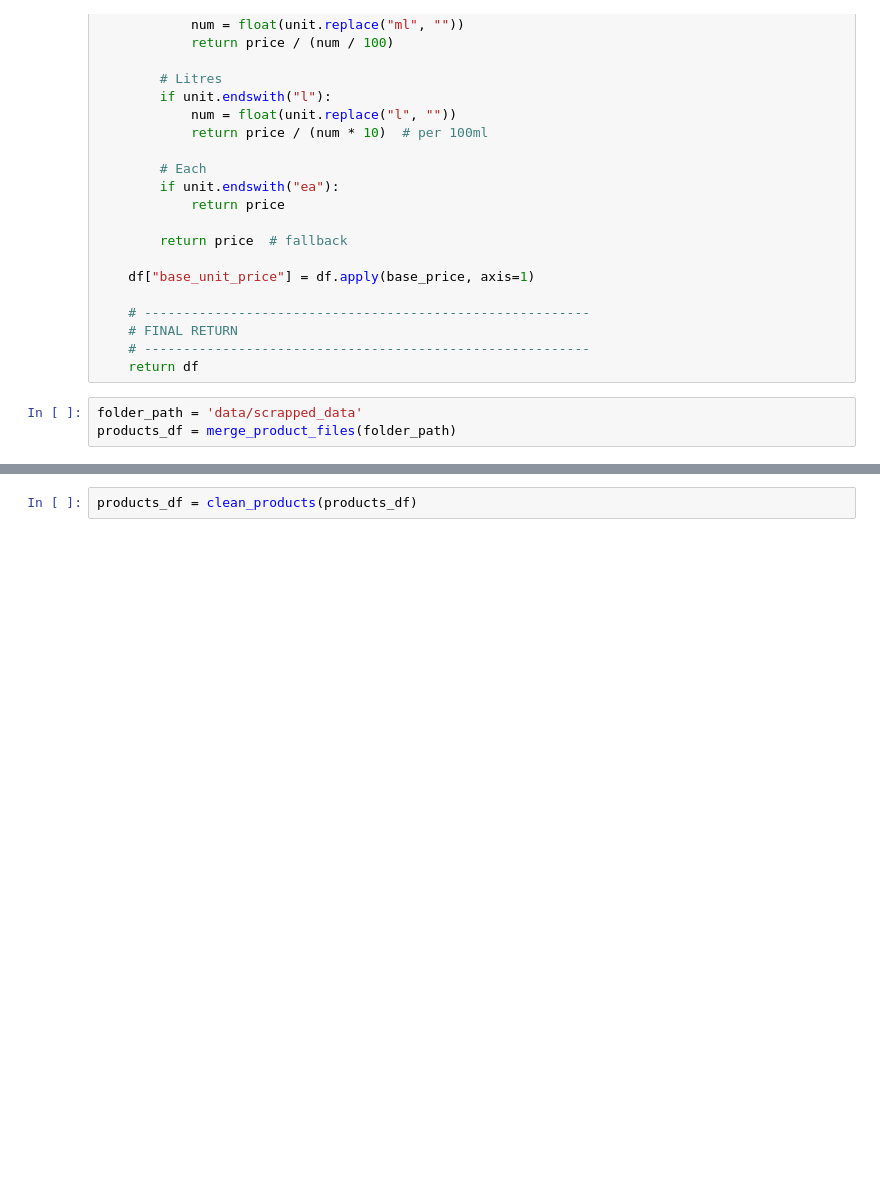
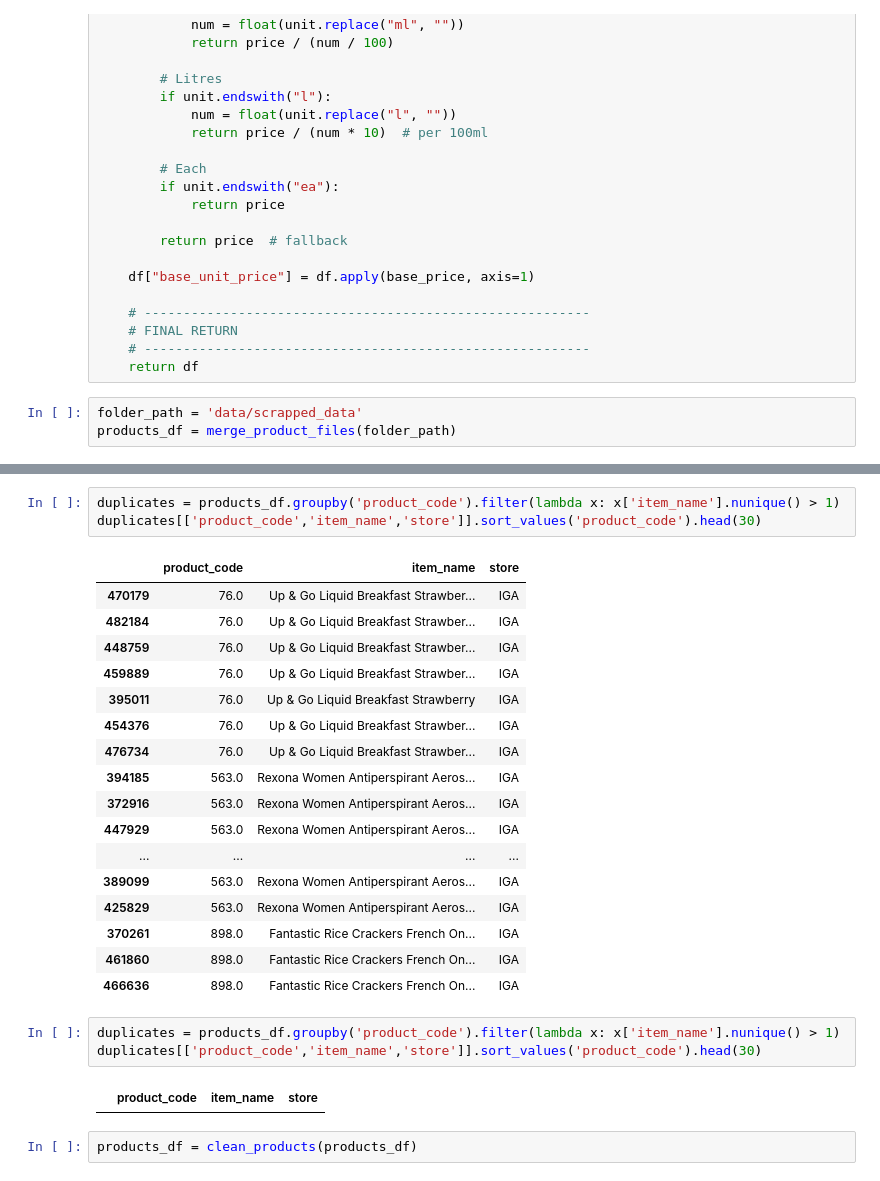
Before and after one commit to falah2001/DiscountMate_new, a Jupyter notebook: ML/SMART CART/Falah Code/smart_cart_data_preprocessing.ipynb, the cells around one changed output, grey strips where cells are left out. Drawn from its saved outputs; the diff is of its cells as text; blank space fills up the shorter version.

```diff
--- a/ML/SMART CART/Falah Code/smart_cart_data_preprocessing.ipynb
+++ b/ML/SMART CART/Falah Code/smart_cart_data_preprocessing.ipynb
@@ -231,3 +398,29 @@ products_df = merge_product_files(folder_path)
+# %%
+duplicates = products_df.groupby('product_code').filter(lambda x: x['item_name'].nunique() > 1)
+duplicates[['product_code','item_name','store']].sort_values('product_code').head(30)
+# %% [output]
+|  | product_code | item_name | store |
+| 470179 | 76.0 | Up & Go Liquid Breakfast Strawber... | IGA |
+| 482184 | 76.0 | Up & Go Liquid Breakfast Strawber... | IGA |
+| 448759 | 76.0 | Up & Go Liquid Breakfast Strawber... | IGA |
+| 459889 | 76.0 | Up & Go Liquid Breakfast Strawber... | IGA |
+| 395011 | 76.0 | Up & Go Liquid Breakfast Strawberry | IGA |
+| 454376 | 76.0 | Up & Go Liquid Breakfast Strawber... | IGA |
+| 476734 | 76.0 | Up & Go Liquid Breakfast Strawber... | IGA |
+| 394185 | 563.0 | Rexona Women Antiperspirant Aeros... | IGA |
+| 372916 | 563.0 | Rexona Women Antiperspirant Aeros... | IGA |
+| 447929 | 563.0 | Rexona Women Antiperspirant Aeros... | IGA |
+| ... | ... | ... | ... |
+| 389099 | 563.0 | Rexona Women Antiperspirant Aeros... | IGA |
+| 425829 | 563.0 | Rexona Women Antiperspirant Aeros... | IGA |
+| 370261 | 898.0 | Fantastic Rice Crackers French On... | IGA |
+| 461860 | 898.0 | Fantastic Rice Crackers French On... | IGA |
+| 466636 | 898.0 | Fantastic Rice Crackers French On... | IGA |
+# %%
+duplicates = products_df.groupby('product_code').filter(lambda x: x['item_name'].nunique() > 1)
+duplicates[['product_code','item_name','store']].sort_values('product_code').head(30)
+# %% [output]
+|  | product_code | item_name | store |
 # %%
 products_df = clean_products(products_df)
 # %%
```
Also changed, not shown: parts of 21 cells of this notebook, 1 other file.
